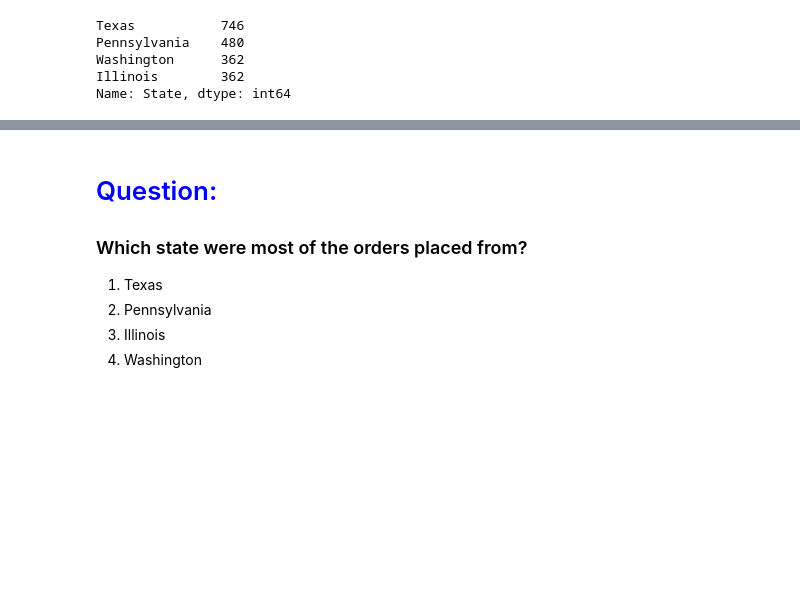
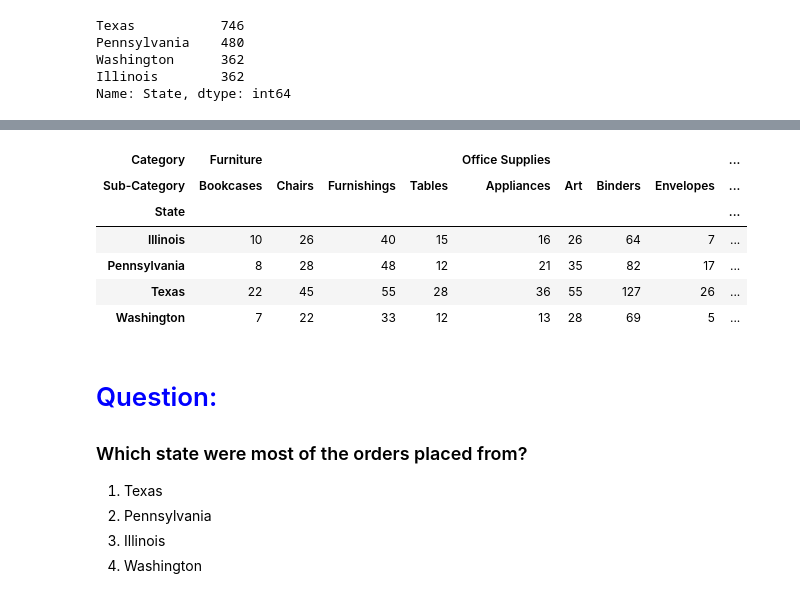
Before and after one commit to pnkjsyngh/PGPAIML, a Jupyter notebook: PreWork/Assignments/Session_Notebook_Advanced.ipynb, the cells around one changed output, grey strips where cells are left out. Saved outputs shown, nothing was run; the diff lists cells and outputs as text; code cells hidden in the pictures; blank space fills up the shorter version.

```diff
--- a/PreWork/Assignments/Session_Notebook_Advanced.ipynb
+++ b/PreWork/Assignments/Session_Notebook_Advanced.ipynb
@@ -240,3 +250,13 @@ Name: State, dtype: int64
+# %%
+data.pivot_table(index='State', columns=['Category', 'Sub-Category'], values='Order ID', aggfunc='count')
+# %% [output]
+| Category | Furniture |  |  |  | Office Supplies |  |  |  | ... |
+| Sub-Category | Bookcases | Chairs | Furnishings | Tables | Appliances | Art | Binders | Envelopes | ... |
+| State |  |  |  |  |  |  |  |  | ... |
+| Illinois | 10 | 26 | 40 | 15 | 16 | 26 | 64 | 7 | ... |
+| Pennsylvania | 8 | 28 | 48 | 12 | 21 | 35 | 82 | 17 | ... |
+| Texas | 22 | 45 | 55 | 28 | 36 | 55 | 127 | 26 | ... |
+| Washington | 7 | 22 | 33 | 12 | 13 | 28 | 69 | 5 | ... |
 # %% [markdown]
 # <font color='blue'>Question:</font>
 
```
Also changed, not shown: parts of 2 cells of this notebook.
